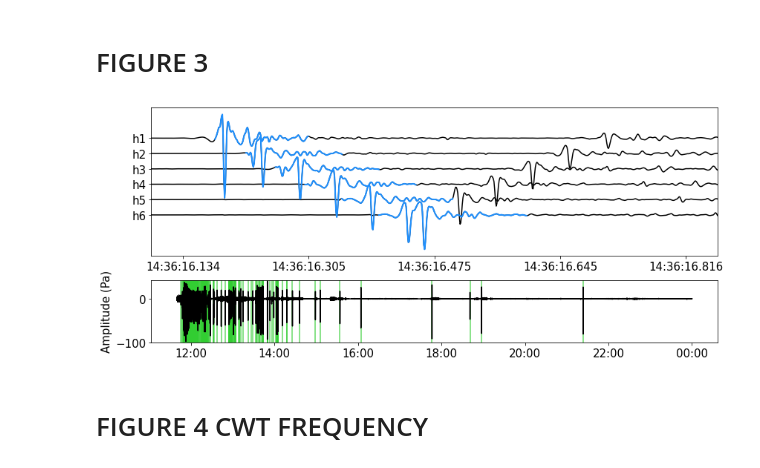
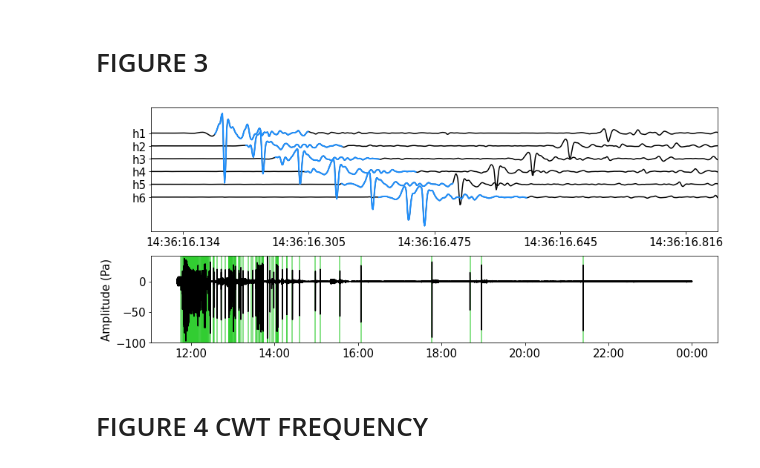
Before and after one commit to SerpRateAI/boreholeAcoustics, a Jupyter notebook: FINAL-PLOTS-PAPER.ipynb, the cells around one changed output. Saved outputs shown, nothing was run; the diff lists cells and outputs as text; code cells hidden in the pictures.

```diff
--- a/FINAL-PLOTS-PAPER.ipynb
+++ b/FINAL-PLOTS-PAPER.ipynb
@@ -67,10 +67,11 @@ def ideal_gas_n(pressure, volume):
     return n
 
 def get_mass(pressure, volume):
-    n = ideal_gas_n(pressure, volume)
+    n = ideal_gas_n(pressure, volume) # number of moles given PV conditions
     avogadros_n = 6.0221409e23
-    h2_mass = 1.6735575e-27
-    return n * avogadros_n * h2_mass
+    # h2_mass = 1.6735575e-27
+    h2_mass = 2.01588 #g/mol
+    return n * h2_mass
 
 # volume = lambda r: (4/3)*np.pi*r**3
 
@@ -165,10 +211,13 @@ temp = tempmatch.make_template(hole='B')
 ###############
 #   template  #
 ###############
-# fig = plt.figure(figsize=(10, 15))
 fig = plt.figure(figsize=(12, 5))
-ax1 = plt.subplot2grid((3,2), (0, 0), colspan=2, rowspan=2)
-ax2 = plt.subplot2grid((3,2), (2, 0), colspan=3, )
+# ax1 = plt.subplot2grid((3,2), (0, 0), colspan=2, rowspan=2)
+# ax2 = plt.subplot2grid((3,2), (2, 0), colspan=3, )
+
+ax1 = plt.subplot2grid((7,1), (0, 0), colspan=1, rowspan=4)
+ax2 = plt.subplot2grid((7,1), (4, 0), colspan=1, rowspan=3)
+
 
 ax = (ax1, ax2)
 
@@ -182,46 +231,40 @@ yticks = np.array([0, 10, 20, 30, 40, 50])*-1
 ax[0].set_yticks(yticks)
 ylabels = ['h1', 'h2', 'h3', 'h4', 'h5', 'h6']
 ax[0].set_yticklabels(ylabels, fontsize=15)
-# ax[0].set_xticklabels(fontsize=15)
 
 ax[0].set_xlim(temp[0].times('matplotlib').min()-1e-6, temp[-1].times('matplotlib').max()+3e-6)
 
 xticks = np.linspace(temp[0].times('matplotlib').min()-0.5e-6, temp[-1].times('matplotlib').max()+2.5e-6, 5)
 ax[0].set_xticks(xticks)
 ax[0].set_xticklabels(xticks, fontsize=15)
 ax[0].xaxis.set_major_formatter(PrecisionDateFormatter('%H:%M:%S.{ms}'))
 
 ###################
 #   all day 138   #
 ###################
-# data = det[det.time.between('2019-05-18', '2019-05-19')].copy()
 data = bubbles[bubbles.time.between('2019-05-18', '2019-05-19')].copy()
 
 x = data.time
 y = np.ones_like(x)*500
 ax[1].plot([x, x], [-y, y], color='limegreen', alpha=0.75)
 
 h1 = day138[0].slice(starttime=obspy.UTCDateTime('2019-05-18T11:40:00'))
 ax[1].plot(h1.times('matplotlib'), h1.data, color='black')
 
 ax[1].set_ylim(-100, 42)
 ax[1].set_ylabel('Amplitude (Pa)', fontsize=15)
 ax[1].xaxis.set_major_formatter(mdates.DateFormatter('%H:%M'))
 ax[1].tick_params(axis='x', labelsize=15)
 ax[1].tick_params(axis='y', labelsize=15)
 
 bbox = dict(facecolor='none', edgecolor='black', boxstyle='round,pad=0.5')
-# ax[1].text(s='March 18, 2019', fontsize=20, x=h1.times('matplotlib').min(), y=-90, bbox=bbox)
 
 bbox = dict(facecolor='none', edgecolor='black', boxstyle='square,pad=0.5')
-# ax[0].text(s='A', fontsize=20, x=temp[-1].times('matplotlib').max()+2.25e-6, y=-70, bbox=bbox)
-# fig.text(s='A', fontsize=30, x=0.9, y=0.4, bbox=bbox)
-# fig.text(s='B', fontsize=30, x=0.9, y=0.075, bbox=bbox)
 
 fig.tight_layout()
 fig.savefig('figures/bubbles_time_series_day138_AND_bubble_templates_with_reflections.pdf', bbox_inches='tight')
 # %% [output]
-[figure, old version]
+[figure, new version]
 # %% [markdown]
 # FIGURE 4 CWT FREQUENCY
 # %%
```
Also changed, not shown: parts of 4 cells of this notebook.
